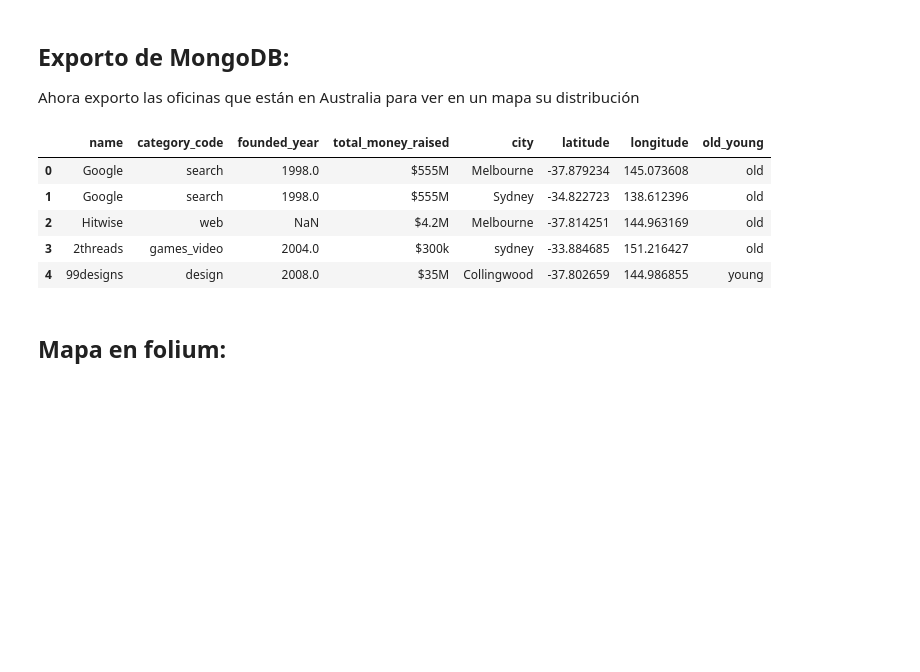
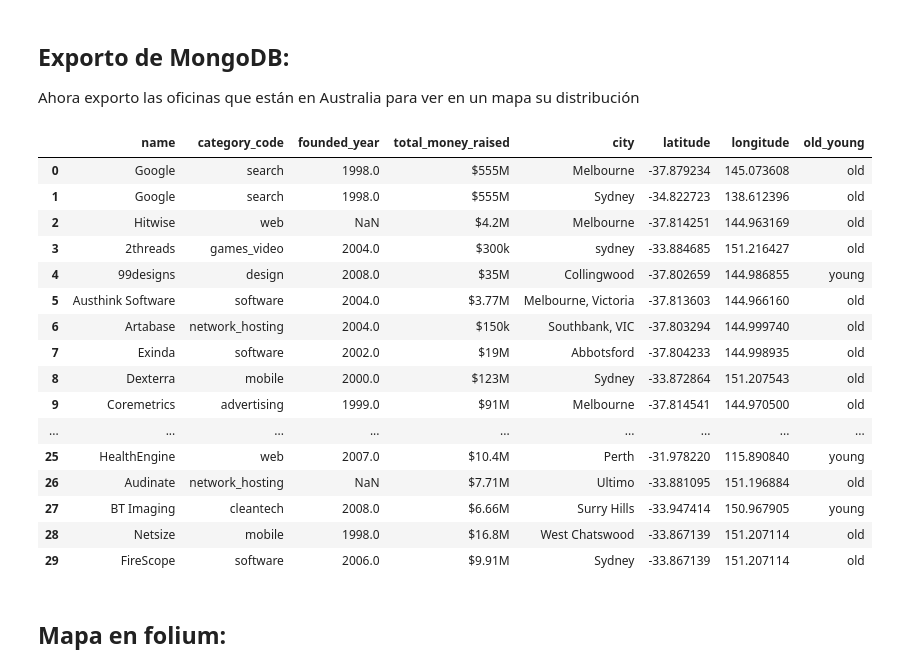
Before and after one commit to lauravillalba/mongo_project, a Jupyter notebook: Second_version_mongo_project.ipynb, the cells around one changed output. Drawn from its saved outputs; the diff is of its cells as text; code cells hidden in the pictures; blank space fills up the shorter version.

```diff
--- a/Second_version_mongo_project.ipynb
+++ b/Second_version_mongo_project.ipynb
@@ -158,15 +165,26 @@ Ahora exporto las oficinas que están en Australia para ver en un mapa su distri
 # %%
 q2={"$and": [{"country_code": {"$eq": "AUS"}}, {"location": {"$ne":None}}]}
 aus = list(db["offices"].find(q2, {'_id':0,'name':1, 'total_money_raised':1,'category_code':1, 'founded_year':1, 'city':1, 'latitude':1, 'longitude':1, 'old_young':1}))
 df_aus = pd.DataFrame(aus)
-df_aus.head()
+df_aus
 # %% [output]
 |  | name | category_code | founded_year | total_money_raised | city | latitude | longitude | old_young |
 | 0 | Google | search | 1998.0 | $555M | Melbourne | -37.879234 | 145.073608 | old |
 | 1 | Google | search | 1998.0 | $555M | Sydney | -34.822723 | 138.612396 | old |
 | 2 | Hitwise | web | NaN | $4.2M | Melbourne | -37.814251 | 144.963169 | old |
 | 3 | 2threads | games_video | 2004.0 | $300k | sydney | -33.884685 | 151.216427 | old |
 | 4 | 99designs | design | 2008.0 | $35M | Collingwood | -37.802659 | 144.986855 | young |
+| 5 | Austhink Software | software | 2004.0 | $3.77M | Melbourne, Victoria | -37.813603 | 144.966160 | old |
+| 6 | Artabase | network_hosting | 2004.0 | $150k | Southbank, VIC | -37.803294 | 144.999740 | old |
+| 7 | Exinda | software | 2002.0 | $19M | Abbotsford | -37.804233 | 144.998935 | old |
+| 8 | Dexterra | mobile | 2000.0 | $123M | Sydney | -33.872864 | 151.207543 | old |
+| 9 | Coremetrics | advertising | 1999.0 | $91M | Melbourne | -37.814541 | 144.970500 | old |
+| ... | ... | ... | ... | ... | ... | ... | ... | ... |
+| 25 | HealthEngine | web | 2007.0 | $10.4M | Perth | -31.978220 | 115.890840 | young |
+| 26 | Audinate | network_hosting | NaN | $7.71M | Ultimo | -33.881095 | 151.196884 | old |
+| 27 | BT Imaging | cleantech | 2008.0 | $6.66M | Surry Hills | -33.947414 | 150.967905 | young |
+| 28 | Netsize | mobile | 1998.0 | $16.8M | West Chatswood | -33.867139 | 151.207114 | old |
+| 29 | FireScope | software | 2006.0 | $9.91M | Sydney | -33.867139 | 151.207114 | old |
 # %% [markdown]
 ## Mapa en folium:
 # %% [markdown]
```
Also changed, not shown: parts of 46 cells of this notebook, 12 other files.
